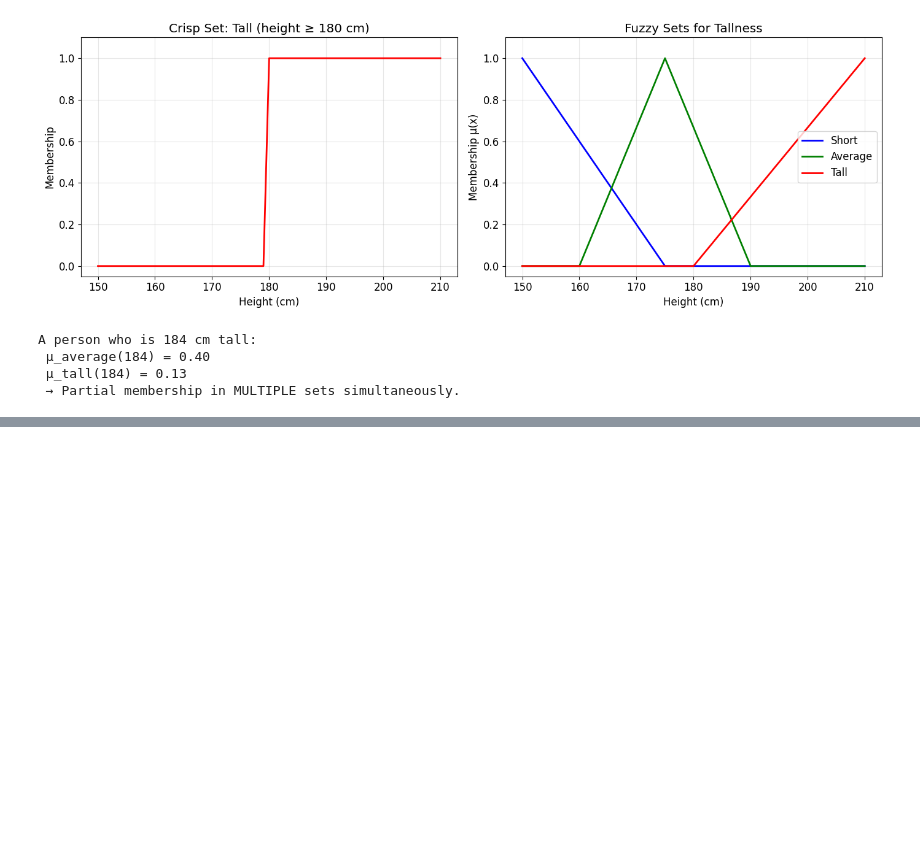
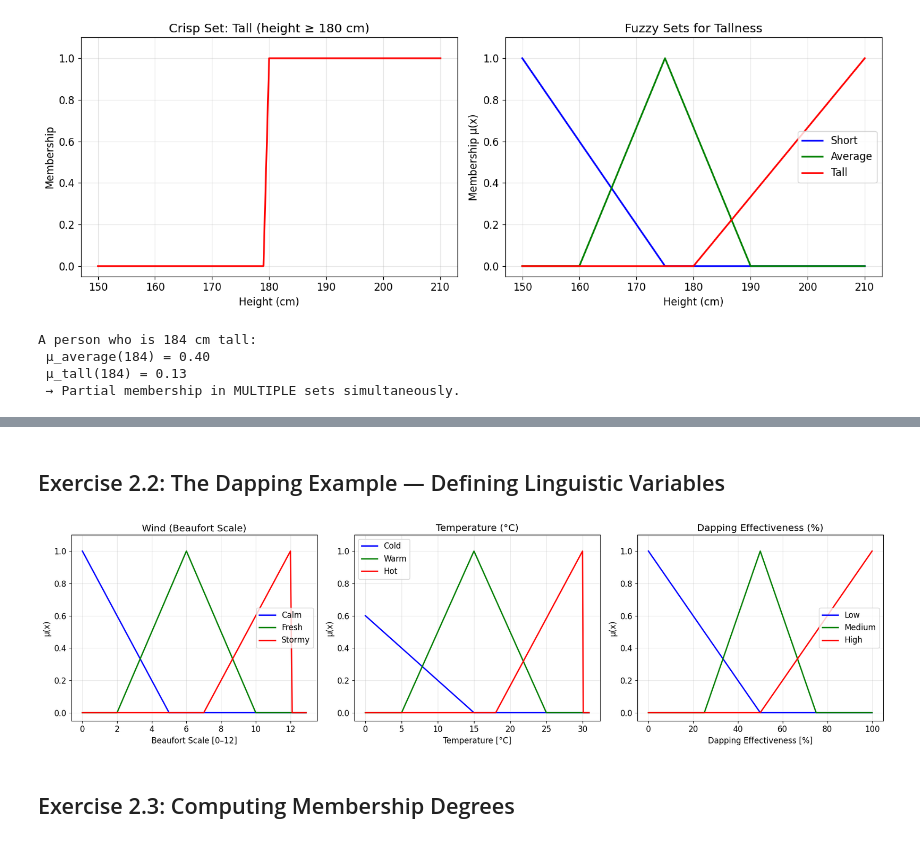
Before and after one commit to HaoYuYong/ARTIFICIAL-INTELLIGENCE, a Jupyter notebook: Lab4.ipynb, the cells around one changed output, grey strips where cells are left out. Drawn from its saved outputs; the diff is of its cells as text; code cells hidden in the pictures; blank space fills up the shorter version.

```diff
--- a/Lab4.ipynb
+++ b/Lab4.ipynb
@@ -64,0 +118,69 @@ A person who is 184 cm tall:
+# %% [markdown]
+## Exercise 2.2: The Dapping Example — Defining Linguistic Variables
+# %%
+# --- Define universes of discourse ---
+x_wind = np.arange(0, 13, 0.1) # Beaufort scale 0-12
+# TODO: code here the universes of discurse for
+# temperature and dapping effectiveness
+x_temp = np.arange(0, 31, 0.1) # Temperature in °C
+x_dapping = np.arange(0, 101, 1) # Dapping effectiveness
+
+# --- Wind membership functions ---
+wind_calm = fuzz.trimf(x_wind, [0, 0, 5])
+wind_fresh = fuzz.trimf(x_wind, [2, 6, 10])
+wind_stormy = fuzz.trimf(x_wind, [7, 12, 12])
+
+# --- Temperature membership functions ---
+# TODO: code the temperature membership functions here
+temp_cold = fuzz.trimf(x_temp, [-10, -10, 15])
+temp_warm = fuzz.trimf(x_temp, [5, 15, 25])
+temp_hot = fuzz.trimf(x_temp, [18, 30, 30])
+
+# --- Dapping membership functions ---
+# TODO: code the dapping membership functions here
+dapping_low = fuzz.trimf(x_dapping, [0, 0, 50])
+dapping_medium = fuzz.trimf(x_dapping, [25, 50, 75])
+dapping_high = fuzz.trimf(x_dapping, [50, 100, 100])
+
+# --- Plot ---
+fig, (ax1, ax2, ax3) = plt.subplots(1, 3, figsize=(18, 5))
+
+# Wind
+ax1.plot(x_wind, wind_calm, 'b-', linewidth=2, label='Calm')
+ax1.plot(x_wind, wind_fresh, 'g-', linewidth=2, label='Fresh')
+ax1.plot(x_wind, wind_stormy, 'r-', linewidth=2, label='Stormy')
+ax1.set_title('Wind (Beaufort Scale)')
+ax1.set_xlabel('Beaufort Scale [0–12]')
+ax1.set_ylabel('μ(x)')
+ax1.legend()
+
+# Temperature
+# TODO: code here the figure for temperature
+
+ax2.plot(x_temp, temp_cold, 'b-', linewidth=2, label='Cold')
+ax2.plot(x_temp, temp_warm, 'g-', linewidth=2, label='Warm')
+ax2.plot(x_temp, temp_hot, 'r-', linewidth=2, label='Hot')
+ax2.set_title('Temperature (°C)')
+ax2.set_xlabel('Temperature [°C]')
+ax2.set_ylabel('μ(x)')
+ax2.legend()
+
+# Dapping
+# TODO: code here the figure for dapping
+ax3.plot(x_dapping, dapping_low, 'b-', linewidth=2, label='Low')
+ax3.plot(x_dapping, dapping_medium, 'g-', linewidth=2, label='Medium')
+ax3.plot(x_dapping, dapping_high, 'r-', linewidth=2, label='High')
+ax3.set_title('Dapping Effectiveness (%)')
+ax3.set_xlabel('Dapping Effectiveness [%]')
+ax3.set_ylabel('μ(x)')
+ax3.legend()
+
+for ax in [ax1, ax2, ax3]:
+    ax.set_ylim(-0.05, 1.1)
+
+plt.tight_layout()
+plt.show()
+# %% [output]
+[figure, added]
+# %% [markdown]
+## Exercise 2.3: Computing Membership Degrees
```
Also changed, not shown: parts of 3 cells of this notebook.
